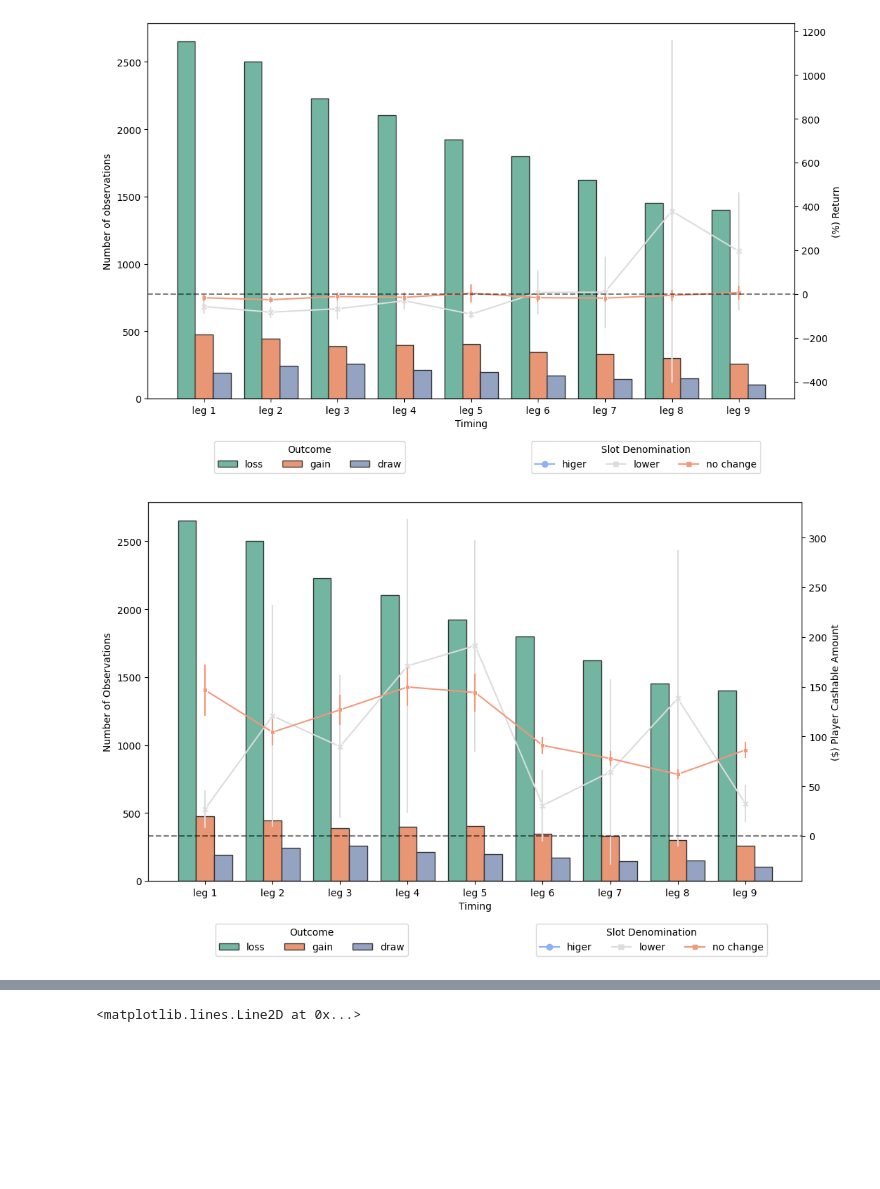
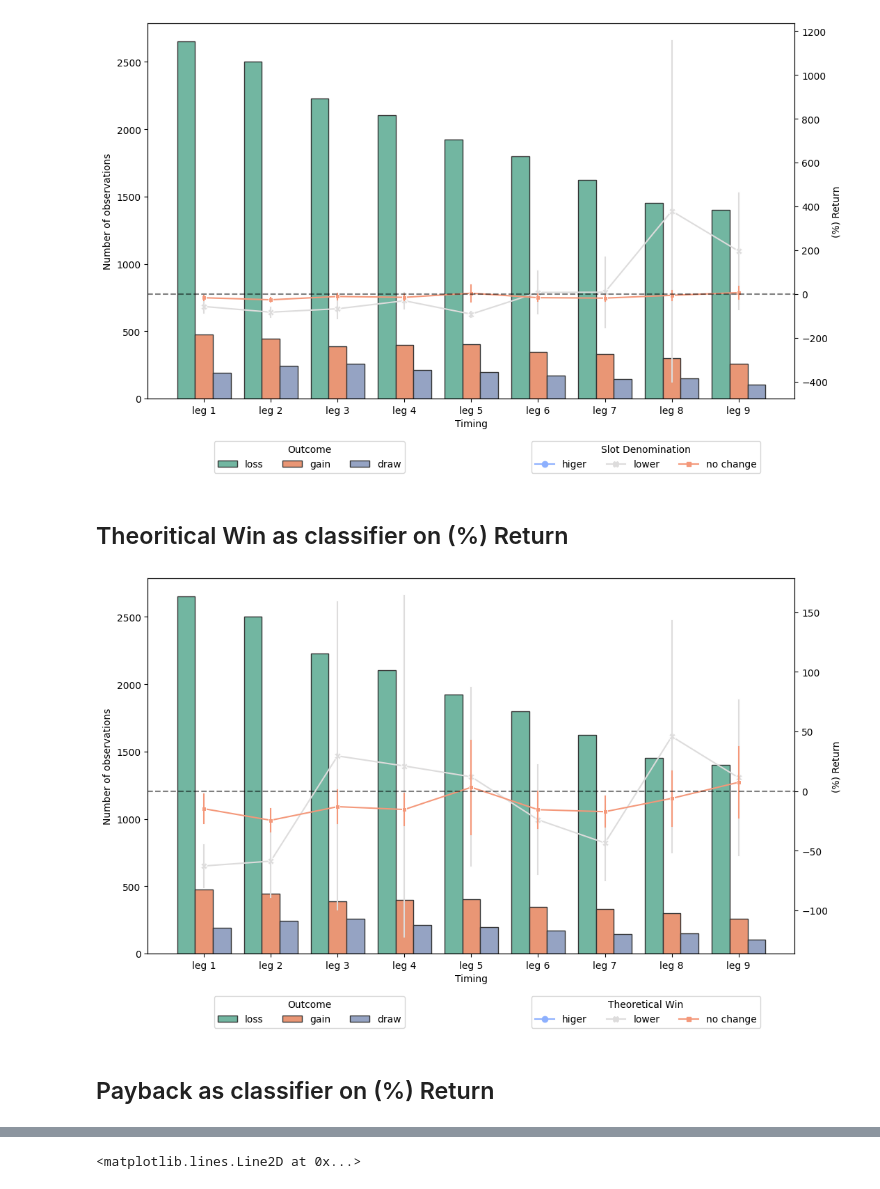
Before and after one commit to mauricios20/Gamblers_Investors, a Jupyter notebook: Sample Data/Losses_Wins_Draws.ipynb, the cells around one changed output, grey strips where cells are left out. Saved outputs shown, nothing was run; the diff lists cells and outputs as text; code cells hidden in the pictures; blank space fills up the shorter version.

```diff
--- a/Sample Data/Losses_Wins_Draws.ipynb
+++ b/Sample Data/Losses_Wins_Draws.ipynb
@@ -340,39 +365,43 @@ axes6_2.axhline(y=0, color='black', linestyle='--', alpha=0.5)
 axes6.patch.set_alpha(1)
 # %% [output]
 [figure]
+# %% [markdown]
+## Theoritical Win as classifier on (%) Return
 # %%
-# Create figure 7 that is exactly the same as figure 6, but with playercashableamt instead of percent_return
+# Create figure 7
 fig7, axes7 = plt.subplots(1, 1)
 # Create a count plot with the result_type column
 sns.countplot(x='timing', data=dtf_2, hue='result_type', edgecolor=".2", ax=axes7, palette='Set2')
 
 # Create a second y-axis
 axes7_2 = axes7.twinx()
 # Create a line plot with the percent_return column
-sns.lineplot(x='timing', y='playercashableamt', data=dtf_2, ax=axes7_2, hue='denom_type', hue_order=['higer', 'lower', 'no change'],
-                style='denom_type', style_order=['higer', 'lower', 'no change'], palette='coolwarm', markers=True, dashes=False, markersize=7, err_style="bars", errorbar=("se", 2))
+sns.lineplot(x='timing', y='percent_return', data=dtf_2, ax=axes7_2, hue='theowin_type', hue_order=['higer', 'lower', 'no change'],
+                style='theowin_type', style_order=['higer', 'lower', 'no change'], palette='coolwarm', markers=True, dashes=False, markersize=7, err_style="bars", errorbar=("se", 2))
 
 # Set the y-axis label
-axes7.set_ylabel('Number of Observations')
-axes7_2.set_ylabel('($) Player Cashable Amount')
+axes7.set_ylabel('Number of observations')
+axes7_2.set_ylabel('(%) Return')
 # Set the x-label
 axes7.set_xlabel('Timing')
 
 # Set legnds on the bottom of the plot
 axes7.legend(loc='upper center', bbox_to_anchor=(0.25, -0.10), ncol=3)
 axes7_2.legend(loc='upper center', bbox_to_anchor=(0.77, -0.10), ncol=3)
 # Set legnd titles
 axes7.legend_.set_title('Outcome')
-axes7_2.legend_.set_title('Slot Denomination')
+axes7_2.legend_.set_title('Theoretical Win')
 
 # Make figure 5 bigger
 fig7.set_size_inches(12, 7)
 
 # Draw a horizontal line at y=0
 axes7_2.axhline(y=0, color='black', linestyle='--', alpha=0.5)
 
 # Make background more opaque
 axes7.patch.set_alpha(1)
 # %% [output]
-[figure, old version]
+[figure, new version]
+# %% [markdown]
+## Payback as classifier on (%) Return
 # %%
```
Also changed, not shown: parts of 14 cells of this notebook, 2 other files.
